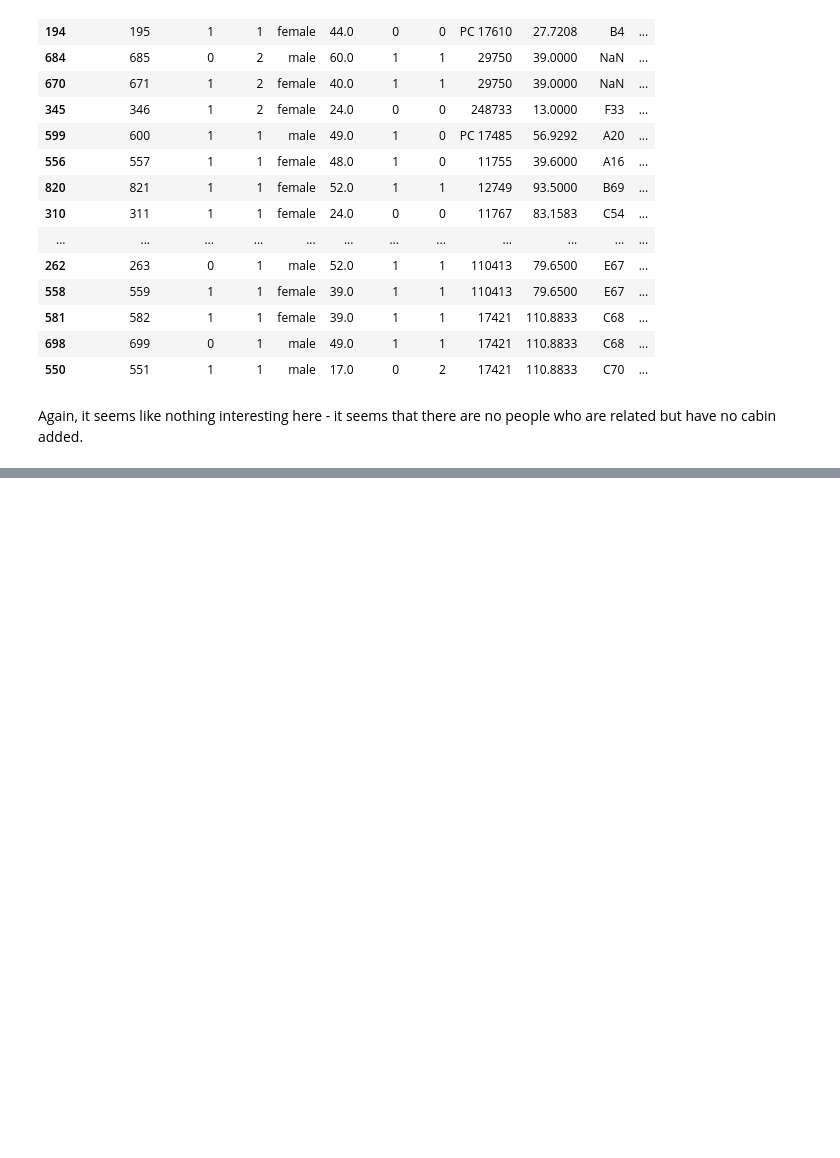
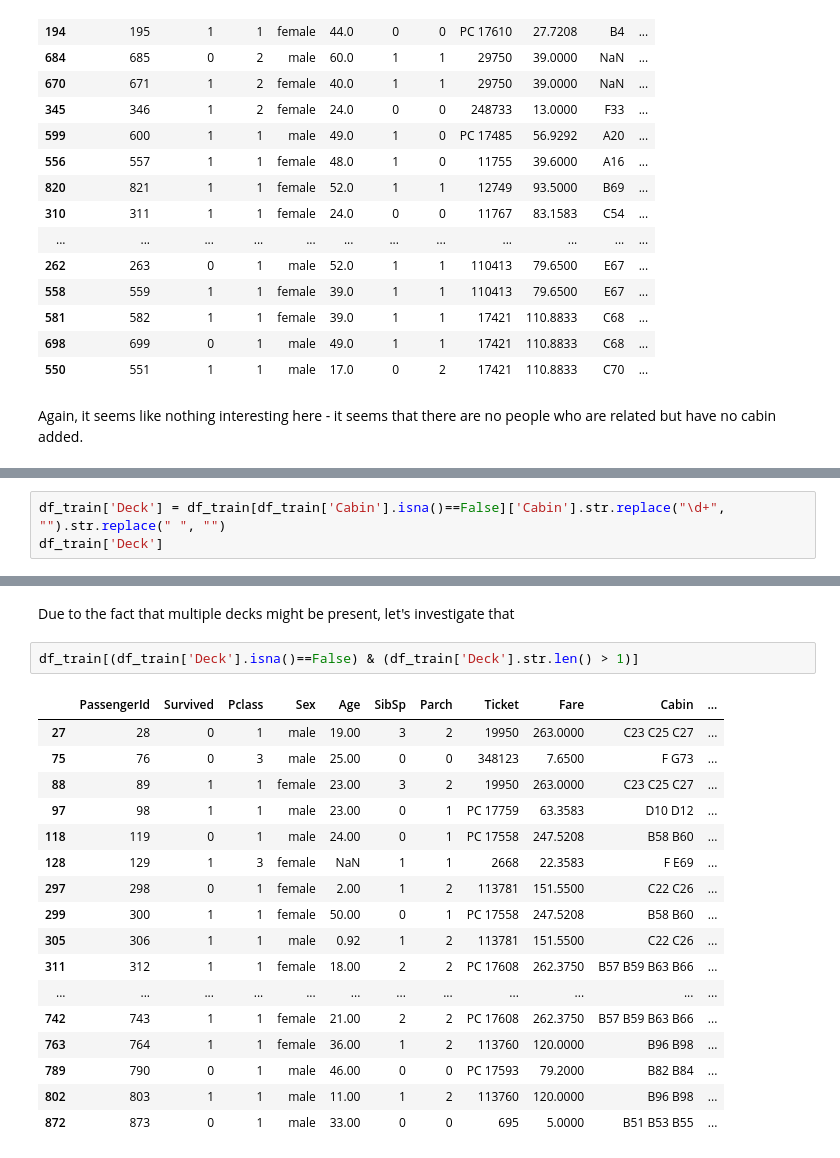
Before and after one commit to LucjanSakowicz/data-science-projects, a Jupyter notebook: titanic/titanic.ipynb, the cells around one changed output, grey strips where cells are left out. Saved outputs shown, nothing was run; the diff lists cells and outputs as text; blank space fills up the shorter version.

Commit message:
init deck analysis

```diff
--- a/titanic/titanic.ipynb
+++ b/titanic/titanic.ipynb
@@ -459,0 +469,3 @@ Again, it seems like nothing interesting here - it seems that there are no peopl
+# %%
+df_train['Deck'] = df_train[df_train['Cabin'].isna()==False]['Cabin'].str.replace("\d+", "").str.replace(" ", "")
+df_train['Deck']
@@ -459,0 +486,22 @@ Again, it seems like nothing interesting here - it seems that there are no peopl
+# %% [markdown]
+Due to the fact that multiple decks might be present, let's investigate that
+# %%
+df_train[(df_train['Deck'].isna()==False) & (df_train['Deck'].str.len() > 1)]
+# %% [output]
+|  | PassengerId | Survived | Pclass | Sex | Age | SibSp | Parch | Ticket | Fare | Cabin | ... |
+| 27 | 28 | 0 | 1 | male | 19.00 | 3 | 2 | 19950 | 263.0000 | C23 C25 C27 | ... |
+| 75 | 76 | 0 | 3 | male | 25.00 | 0 | 0 | 348123 | 7.6500 | F G73 | ... |
+| 88 | 89 | 1 | 1 | female | 23.00 | 3 | 2 | 19950 | 263.0000 | C23 C25 C27 | ... |
+| 97 | 98 | 1 | 1 | male | 23.00 | 0 | 1 | PC 17759 | 63.3583 | D10 D12 | ... |
+| 118 | 119 | 0 | 1 | male | 24.00 | 0 | 1 | PC 17558 | 247.5208 | B58 B60 | ... |
+| 128 | 129 | 1 | 3 | female | NaN | 1 | 1 | 2668 | 22.3583 | F E69 | ... |
+| 297 | 298 | 0 | 1 | female | 2.00 | 1 | 2 | 113781 | 151.5500 | C22 C26 | ... |
+| 299 | 300 | 1 | 1 | female | 50.00 | 0 | 1 | PC 17558 | 247.5208 | B58 B60 | ... |
+| 305 | 306 | 1 | 1 | male | 0.92 | 1 | 2 | 113781 | 151.5500 | C22 C26 | ... |
+| 311 | 312 | 1 | 1 | female | 18.00 | 2 | 2 | PC 17608 | 262.3750 | B57 B59 B63 B66 | ... |
+| ... | ... | ... | ... | ... | ... | ... | ... | ... | ... | ... | ... |
+| 742 | 743 | 1 | 1 | female | 21.00 | 2 | 2 | PC 17608 | 262.3750 | B57 B59 B63 B66 | ... |
+| 763 | 764 | 1 | 1 | female | 36.00 | 1 | 2 | 113760 | 120.0000 | B96 B98 | ... |
+| 789 | 790 | 0 | 1 | male | 46.00 | 0 | 0 | PC 17593 | 79.2000 | B82 B84 | ... |
+| 802 | 803 | 1 | 1 | male | 11.00 | 1 | 2 | 113760 | 120.0000 | B96 B98 | ... |
+| 872 | 873 | 0 | 1 | male | 33.00 | 0 | 0 | 695 | 5.0000 | B51 B53 B55 | ... |
```
Also changed, not shown: parts of 9 cells of this notebook.
